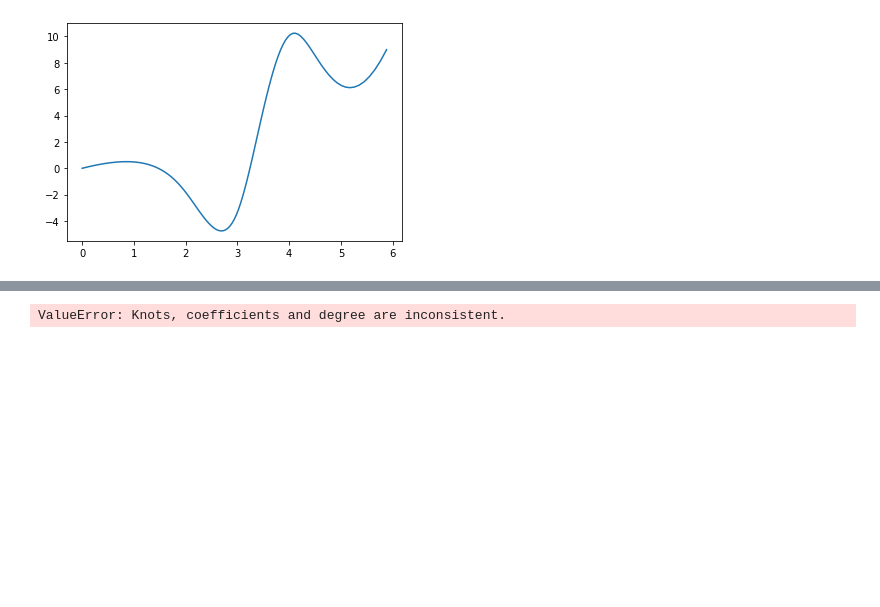
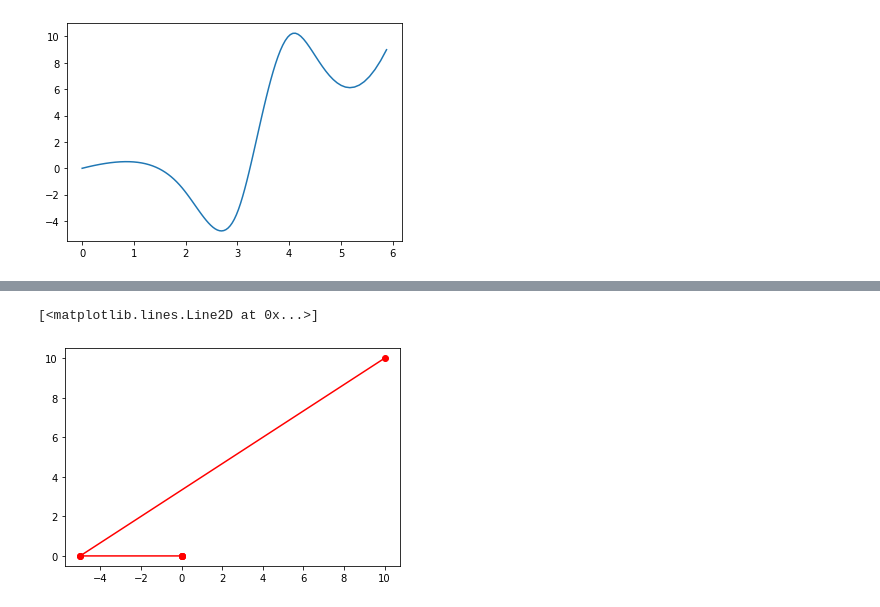
Before and after one commit to mgomezandreu/sandbox, a Jupyter notebook: spline_trajectory_optimization/traj_optim.ipynb, the cells around one changed output, grey strips where cells are left out. Cells and saved outputs as stored; diff of their text form; code cells hidden in the pictures; blank space fills up the shorter version.

Commit message:
working version with obstacle avoidance, but the control points are still all over the place

```diff
--- a/spline_trajectory_optimization/traj_optim.ipynb
+++ b/spline_trajectory_optimization/traj_optim.ipynb
@@ -122,6 +122,11 @@ plt.plot(curve[:-1,0], curve[:-1,1], label="B-spline curve")
 [figure]
 # %%
 #B-spline basis function as casssssadi symbolic expression
+
+# Assumptioms: Knots are equally spaced and constant for this optimization problem, They are defined in such a way that the B-spline is closed
+# The control points are the decision variables
+
+
 import casadi as cas
 
 
@@ -130,31 +135,37 @@ def bspline_basis(t, i, k, knots):
         return cas.if_else(cas.le(t, knots[i+1]), 1.0, 0.0)
     else:
         denom1 = knots[i+k] - knots[i]
-        term1 = cas.if_else(cas.eq(denom1, 0.0), 0.0, (t - knots[i]) / denom1 * bspline_basis(t, i, k-1, knots))
+        term1 = 0.0
+        if denom1 != 0.0: # denom1 is constant, since the knots are constant: this condition does not have to be part of the compution graph
+            term1 = ((t - knots[i]) / denom1) * bspline_basis(t, i, k-1, knots)
+
         denom2 = knots[i+k+1] - knots[i+1]
-        term2 = cas.if_else(cas.eq(denom2, 0.0), 0.0, (knots[i+k+1] - t) / denom2 * bspline_basis(t, i+1, k-1, knots))
+        term2 = 0.0
+        if denom2 != 0.0: # denom2 is constant, since the knots are constant: this condition does not have to be part of the compution graph
+            term2 = ((knots[i+k+1] - t) / denom2) * bspline_basis(t, i+1, k-1, knots)
+
         return term1 + term2
 
 
 def bspline(t, c, k, knots):
-    curve = cas.MX.zeros(2)
-    for i in range(7):
-        curve += bspline_basis(t, i, k, knots) * c[i]
-    return curve
+    curve_sample = cas.SX.zeros(2)
+    for i in range(n_control_points):
+        curve_sample = curve_sample + bspline_basis(t, i, k, knots) * c[i]
+    return curve_sample
 
 # Define Optimization problem
 
 n_spline_points = 100
 
-deg_spline = 3
-knots = [0, 0, 0,0, 4, 4, 4, 4]
-control_points = cas.SX.sym("control_points", 2, 2)
+deg_spline = 1
+knots = [0, 0,1,2,3, 4, 5,6,7,7]
+control_points = cas.SX.sym("control_points", 7, 2)
 
 dec_vars = cas.vertcat(cas.vec(control_points))
 
 # Define constraints
 start_point = np.array([0, 0])
-end_point = np.array([10, 6])
+end_point = np.array([10, 10])
 
 cons = cas.SX([])
 lbg = []
@@ -166,33 +177,51 @@ lbg = np.concatenate((lbg, [0]))
 ubg = np.concatenate((ubg, [0]))
 
 # End point constraint
-cons = cas.vertcat(cons, (control_points[1,0] - end_point[0]) ** 2 + (control_points[1,1]  - end_point[1]) ** 2) # valid because the b spline is closed
+cons = cas.vertcat(cons, (control_points[-1,0] - end_point[0]) ** 2 + (control_points[-1,1]  - end_point[1]) ** 2) # valid because the b spline is closed
 lbg = np.concatenate((lbg, [0]))
 ubg = np.concatenate((ubg, [0]))
 
-# Define objective
-cost = cas.norm_2(control_points[0] - control_points[-1])
+
+# Define Path constraints on spline curve
+obstacle_position = np.array([5, 5])
+obstacle_radius = 1
+
+cost = 0
+previouse_point = start_point
+
+for i in range(n_spline_points):
+    u = i * 4 / n_spline_points
+    curve_sample = bspline(u, control_points, deg_spline, knots)
+    cons = cas.vertcat(cons, (curve_sample[0] - obstacle_position[0]) ** 2 + (curve_sample[1] - obstacle_position[1]) ** 2 - obstacle_radius ** 2)
+    lbg = np.concatenate((lbg, [0]))
+    ubg = np.concatenate((ubg, [cas.inf]))
+
+    cost += (curve_sample[0] - previouse_point[0]) ** 2 + (curve_sample[1] - previouse_point[1]) ** 2
+    previouse_point = curve_sample
 
 # Create Optimization problem
 nlp = {"x": dec_vars, "f": cost, "g": cons}
-solver = cas.nlpsol("solver", "ipopt", nlp)
+ipop_options = {"ipopt.print_level": 5, "ipopt.max_iter": 100, "ipopt.tol": 1e-3, "print_time": 0, "ipopt.acceptable_tol": 1e-3, "ipopt.acceptable_obj_change_tol": 1e-3, "ipopt.hessian_approximation": "limited-memory"}
+
+solver = cas.nlpsol("solver", "ipopt", nlp, ipop_options)
 
 # Solve Optimization problem
 res = solver(lbg=lbg, ubg=ubg)
 
 # Define the B-spline curve in scipy
 
-sol_control_points = res["x"].reshape((2, 2)).T
+sol_control_points = res["x"].reshape((7, 2))
 print(sol_control_points)
 
-spline = BSpline(knots, sol_control_points , deg_spline)
+# Plot the B-spline using numpy and scipy
+# t = np.linspace(0, 4, 100)
+# spl = BSpline(knots, sol_control_points, deg_spline)
+# y = spl(t)
 
-# Evaluate the B-spline curve
-t = np.linspace(0, 4, n_spline_points)
-curve = spline(t)
+# plt.plot(y[:,0], y[:,1], label="B-spline curve")
 
-# Plot the B-spline curve
-plt.plot(curve[:,0], curve[:,1], label="B-spline curve (casadi)")
+# Plot the control points
+plt.plot(sol_control_points[:,0], sol_control_points[:,1], "ro-")
 # %% [output]
 This is Ipopt version 3.14.11, running with linear solver MUMPS 5.4.1.
 
@@ -214 +243,2 @@ Total number of inequality constraints...............:        0
-ValueError: Knots, coefficients and degree are inconsistent.
+[<matplotlib.lines.Line2D at 0x...>]
+[figure, added]
```
Also changed, not shown: parts of 1 cell of this notebook.
